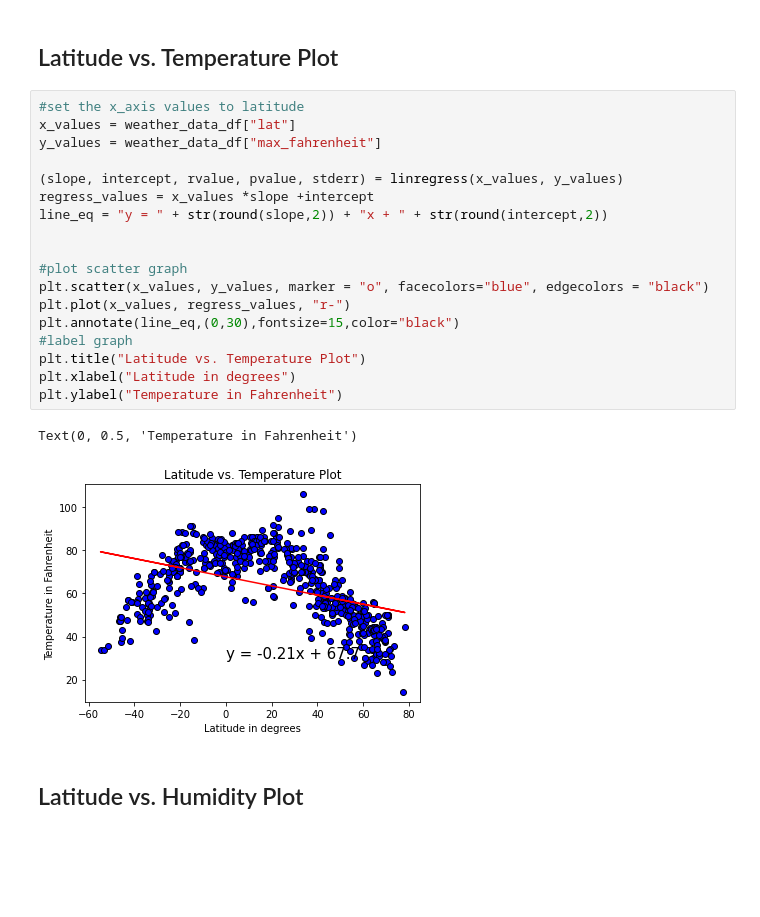
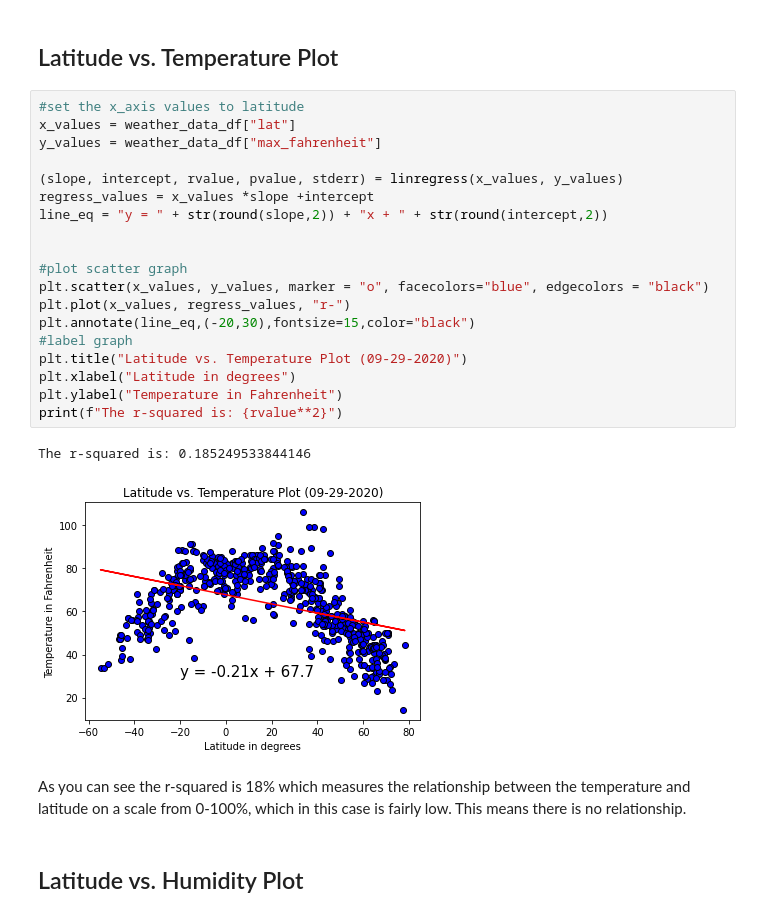
Before and after one commit to Jecyfdez/python-api-challenge, a Jupyter notebook: WeatherPy/WeatherPy.ipynb, the cells around one changed output. Saved outputs shown, nothing was run; the diff lists cells and outputs as text; blank space fills up the shorter version.

Commit message:
adding comments to graphs

```diff
--- a/WeatherPy/WeatherPy.ipynb
+++ b/WeatherPy/WeatherPy.ipynb
@@ -178,24 +175,27 @@ dtype: int64
 # %%
 #set the x_axis values to latitude
 x_values = weather_data_df["lat"]
 y_values = weather_data_df["max_fahrenheit"]
 
 (slope, intercept, rvalue, pvalue, stderr) = linregress(x_values, y_values)
 regress_values = x_values *slope +intercept
 line_eq = "y = " + str(round(slope,2)) + "x + " + str(round(intercept,2))
 
 
 #plot scatter graph
 plt.scatter(x_values, y_values, marker = "o", facecolors="blue", edgecolors = "black")
 plt.plot(x_values, regress_values, "r-")
-plt.annotate(line_eq,(0,30),fontsize=15,color="black")
+plt.annotate(line_eq,(-20,30),fontsize=15,color="black")
 #label graph
-plt.title("Latitude vs. Temperature Plot")
+plt.title("Latitude vs. Temperature Plot (09-29-2020)")
 plt.xlabel("Latitude in degrees")
 plt.ylabel("Temperature in Fahrenheit")
+print(f"The r-squared is: {rvalue**2}")
 # %% [output]
-Text(0, 0.5, 'Temperature in Fahrenheit')
+The r-squared is: 0.185249533844146
-[figure, old version]
+[figure, new version]
+# %% [markdown]
+As you can see the r-squared is 18% which measures the relationship between the temperature and latitude on a scale from 0-100%, which in this case is fairly low. This means there is no relationship.
 # %% [markdown]
 ## Latitude vs. Humidity Plot
 # %%
```
Also changed, not shown: parts of 9 cells of this notebook.
